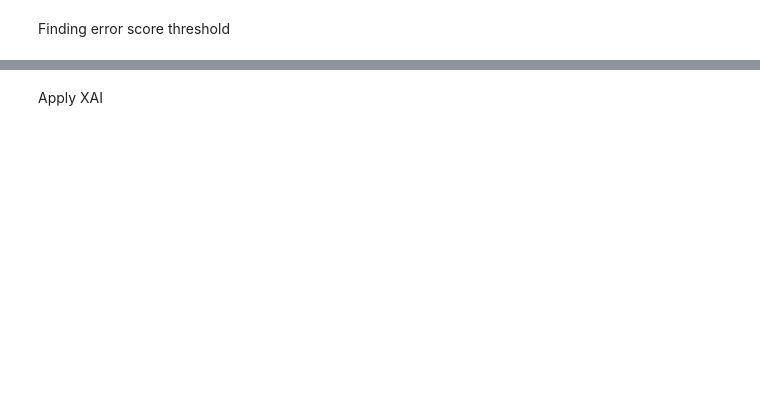
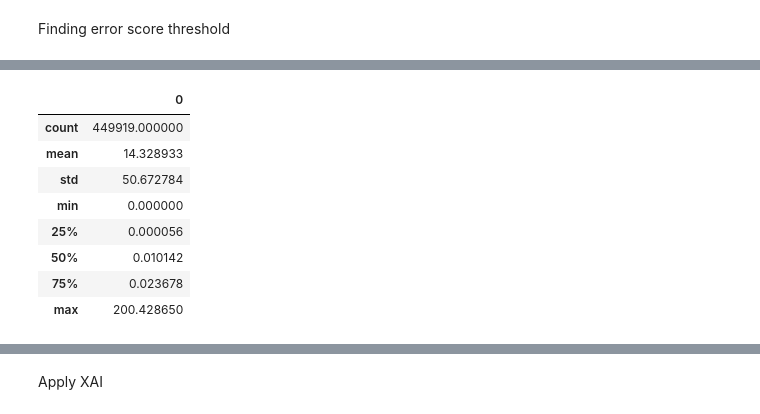
Before and after one commit to Geebigib/Explainable-Anomaly-detection-In-ICS, a Jupyter notebook: COUTA.ipynb, the cells around one changed output, grey strips where cells are left out. Saved outputs shown, nothing was run; the diff lists cells and outputs as text; code cells hidden in the pictures; blank space fills up the shorter version.

```diff
--- a/COUTA.ipynb
+++ b/COUTA.ipynb
@@ -169,0 +205,12 @@ Finding error score threshold
+# %%
+pd.DataFrame(score).describe()
+# %% [output]
+|  | 0 |
+| count | 449919.000000 |
+| mean | 14.328933 |
+| std | 50.672784 |
+| min | 0.000000 |
+| 25% | 0.000056 |
+| 50% | 0.010142 |
+| 75% | 0.023678 |
+| max | 200.428650 |
```
Also changed, not shown: parts of 28 cells of this notebook.
